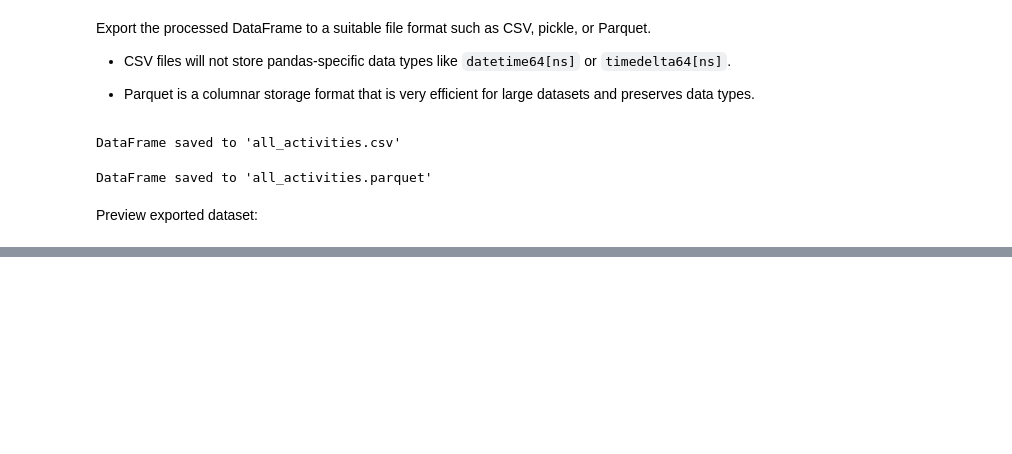
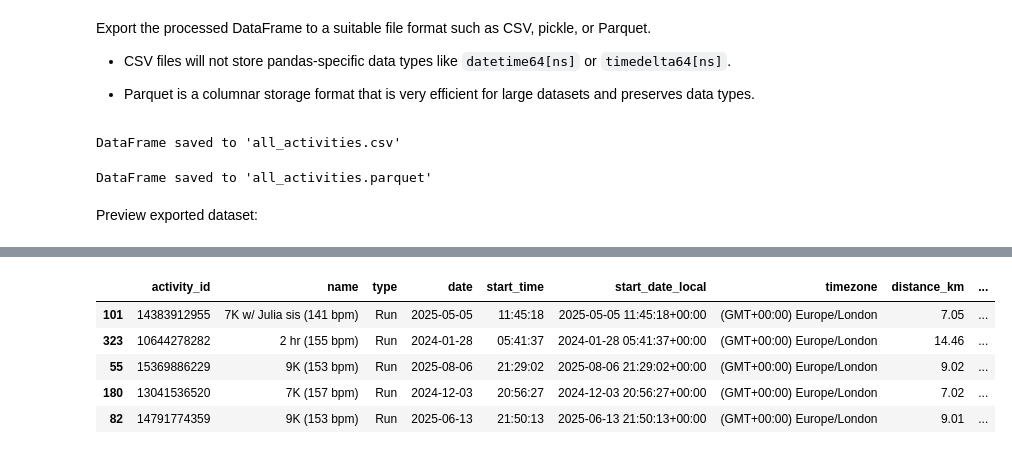
Before and after one commit to anw-g01/strava-data-analysis, a Jupyter notebook: etl_pipeline.ipynb, the cells around one changed output, grey strips where cells are left out. Drawn from its saved outputs; the diff is of its cells as text; code cells hidden in the pictures; blank space fills up the shorter version.

Commit message:
Add optional merge step to incorporate additional variables from manually downloaded data

```diff
--- a/etl_pipeline.ipynb
+++ b/etl_pipeline.ipynb
@@ -303,0 +314,41 @@ no. of run activities: 352/410 (85.9%)
+# %%
+df = pd.read_parquet("all_activities.parquet")    # read dataset if not loaded
+# %%
+df2 = pd.read_csv("activities_from_strava.csv")    # activities CSV downloaded manually from Strava (add to notebook instance)
+
+# only keep columns that weren't extracted with the API
+columns = ["Activity ID", "Activity Description", "Relative Effort", "Max Grade", "Calories", "Average Temperature", "Humidity", "Wind Speed", "Media"]
+
+df2 = df2[columns]
+
+# use Activity ID as the foreign key for merging:
+x = pd.merge(
+    left=df,
+    right=df2,
+    left_on="activity_id",
+    right_on="Activity ID",
+    how="left"  # left join
+)
+
+x = x.drop(columns=["Activity ID"], axis=1)
+
+x = x.rename(columns={
+    "Activity Description": "desc",
+    "Relative Effort": "relative_effort",
+    "Max Grade": "max_grade",
+    "Calories": "calories",
+    "Average Temperature": "avg_temp",
+    "Humidity": "humidity",
+    "Wind Speed": "wind_speed",
+    "Media": "media"   # requires cleaning later for counts
+    }
+)
+
+x.sample(n=5)
+# %% [output]
+|  | activity_id | name | type | date | start_time | start_date_local | timezone | distance_km | ... |
+| 101 | 14383912955 | 7K w/ Julia sis (141 bpm) | Run | 2025-05-05 | 11:45:18 | 2025-05-05 11:45:18+00:00 | (GMT+00:00) Europe/London | 7.05 | ... |
+| 323 | 10644278282 | 2 hr (155 bpm) | Run | 2024-01-28 | 05:41:37 | 2024-01-28 05:41:37+00:00 | (GMT+00:00) Europe/London | 14.46 | ... |
+| 55 | 15369886229 | 9K (153 bpm) | Run | 2025-08-06 | 21:29:02 | 2025-08-06 21:29:02+00:00 | (GMT+00:00) Europe/London | 9.02 | ... |
+| 180 | 13041536520 | 7K (157 bpm) | Run | 2024-12-03 | 20:56:27 | 2024-12-03 20:56:27+00:00 | (GMT+00:00) Europe/London | 7.02 | ... |
+| 82 | 14791774359 | 9K (153 bpm) | Run | 2025-06-13 | 21:50:13 | 2025-06-13 21:50:13+00:00 | (GMT+00:00) Europe/London | 9.01 | ... |
```
Also changed, not shown: parts of 10 cells of this notebook.
